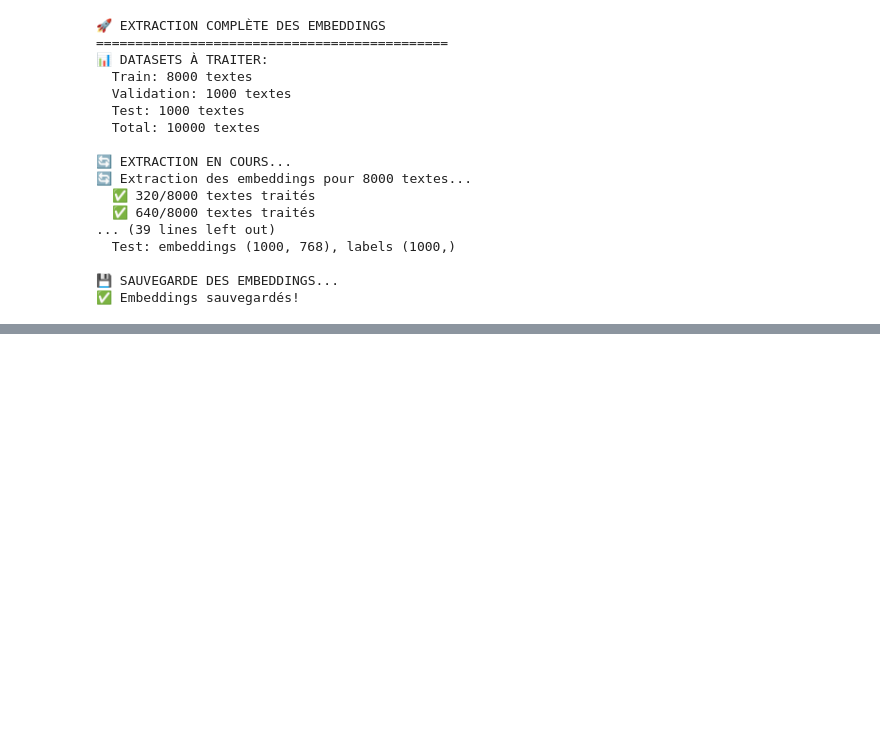
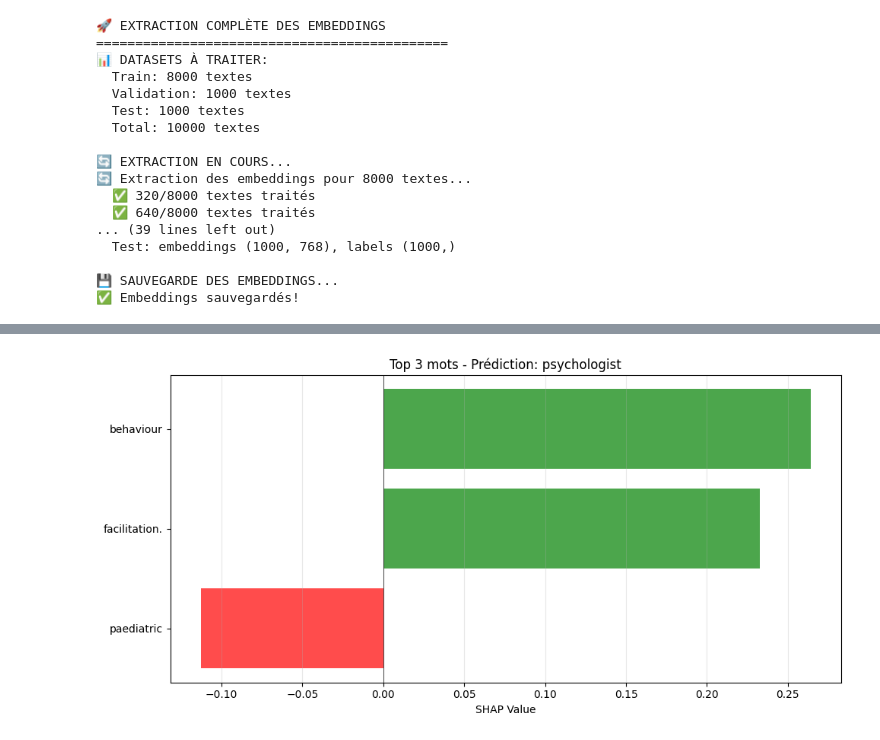
Before and after one commit to OsmanBagci3/NLP_fairness_project, a Jupyter notebook: fairness.ipynb, the cells around one changed output, grey strips where cells are left out. Saved outputs shown, nothing was run; the diff lists cells and outputs as text; code cells hidden in the pictures; blank space fills up the shorter version.

```diff
--- a/fairness.ipynb
+++ b/fairness.ipynb
@@ -413,10 +452,11 @@ print("=" * 45)
 
 # Imports pour DistilRoBERTa
 from transformers import RobertaTokenizer, RobertaModel
+from transformers import AutoTokenizer, AutoModel
 import torch
 
 # Choisir le modèle DistilRoBERTa
-model_name = "distilroberta-base"
+model_name = "distilroberta-base"  # Modèle spécialisé pour le domaine biomédical
 device = torch.device('cuda' if torch.cuda.is_available() else 'cpu')
 
 print(f"📱 Device disponible: {device}")
@@ -424,8 +464,8 @@ print(f"🔤 Modèle choisi: {model_name}")
 
 # Charger le tokenizer et le modèle DistilRoBERTa
 print("🔄 Chargement du tokenizer et modèle DistilRoBERTa...")
-tokenizer = RobertaTokenizer.from_pretrained(model_name)
-model = RobertaModel.from_pretrained(model_name)
+tokenizer = AutoTokenizer.from_pretrained(model_name)
+model = AutoModel.from_pretrained(model_name)
 model.to(device)
 model.eval()  # Mode évaluation pour l'embedding
 
@@ -613,10 +653,10 @@ print(f"  Test: {test_embeddings.shape} -> {test_labels.shape}")
 # Créer le classifieur Random Forest
 print(f"\n🌳 Création du classifieur Random Forest...")
 rf_classifier = RandomForestClassifier(
-    n_estimators=100,       # Moins d'arbres
-    max_depth=15,          # Plus faible profondeur
-    min_samples_split=15,  # Plus de contraintes
-    min_samples_leaf=5,
+    n_estimators=150,       # Moins d'arbres
+    max_depth=20,          # Plus faible profondeur
+    min_samples_split=10,  # Plus de contraintes
+    min_samples_leaf=8,
     random_state=42,     # Reproductibilité
     n_jobs=-1              # Utiliser tous les cœurs
 )
@@ -688,0 +1008,78 @@ else:
+# %%
+# SHAP VALUE PAR MOT (SIMPLE ET LISIBLE)
+import shap
+import numpy as np
+import matplotlib.pyplot as plt
+
+print("🔍 SHAP - IMPORTANCE PAR MOT")
+print("=" * 50)
+
+# Pipeline texte → prédiction
+def predict_pipeline(texts):
+    if isinstance(texts, str):
+        texts = [texts]
+    texts = list(texts)
+    embeddings = get_roberta_embeddings(texts, batch_size=min(32, len(texts)))
+    return best_model.predict_proba(embeddings)
+
+# Masker par MOT (pas par sous-mot)
+masker = shap.maskers.Text(r"\s+")
+explainer = shap.Explainer(predict_pipeline, masker, output_names=le.classes_)
+
+# Analyser 10 exemples
+texts_to_explain = sample_texts[:10]
+shap_values_words = explainer(texts_to_explain)
+
+# Affichage clair
+for i in range(len(texts_to_explain)):
+    sv = shap_values_words[i]
+    words = sv.data
+    values = sv.values  # shape: (n_words, n_classes)
+
+    # Prédiction
+    pred = predict_pipeline([texts_to_explain[i]])
+    pred_class_idx = np.argmax(pred[0])
+    pred_class = le.classes_[pred_class_idx]
+    confidence = pred[0][pred_class_idx]
+    true_class = le.classes_[sample_labels[i]]
+
+    # SHAP values pour la classe prédite
+    word_importance = values[:, pred_class_idx]
+
+    # Trier par importance absolue
+    sorted_idx = np.argsort(np.abs(word_importance))[::-1]
+
+    print(f"\n{'='*60}")
+    print(f"📄 EXEMPLE {i+1}")
+    print(f"📝 Texte: '{texts_to_explain[i]}'")
+    print(f"🏷️ Vraie classe: {true_class}")
+    print(f"🤖 Prédiction: {pred_class} (confiance: {confidence:.3f})")
+    print(f"\n🏆 TOP 5 MOTS LES PLUS IMPORTANTS pour '{pred_class}':")
+    print("-" * 40)
+
+    for rank in range(min(5, len(words))):
+        idx = sorted_idx[rank]
+        word = words[idx].strip()
+        val = word_importance[idx]
+        direction = "✅ pousse vers" if val > 0 else "❌ pousse contre"
+        print(f"  {rank+1}. '{word}' → {val:+.4f} ({direction})")
+
+    # Bar chart
+    top_k = min(3, len(words))
+    top_idx = sorted_idx[:top_k]
+    top_words = [words[j].strip() for j in top_idx]
+    top_vals = [word_importance[j] for j in top_idx]
+    colors = ['green' if v > 0 else 'red' for v in top_vals]
+
+    fig, ax = plt.subplots(figsize=(10, 5))
+    ax.barh(range(top_k), top_vals, color=colors, alpha=0.7)
+    ax.set_yticks(range(top_k))
+    ax.set_yticklabels(top_words)
+    ax.invert_yaxis()
+    ax.axvline(x=0, color='black', linewidth=0.5)
+    ax.set_xlabel('SHAP Value')
+    ax.set_title(f'Top {top_k} mots - Prédiction: {pred_class}')
+    ax.grid(True, alpha=0.3, axis='x')
+    plt.tight_layout()
+    plt.show()
+# %% [output]
@@ -688,0 +1137 @@ else:
+[figure, added]
```
Also changed, not shown: parts of 19 cells of this notebook, 9 other files.
